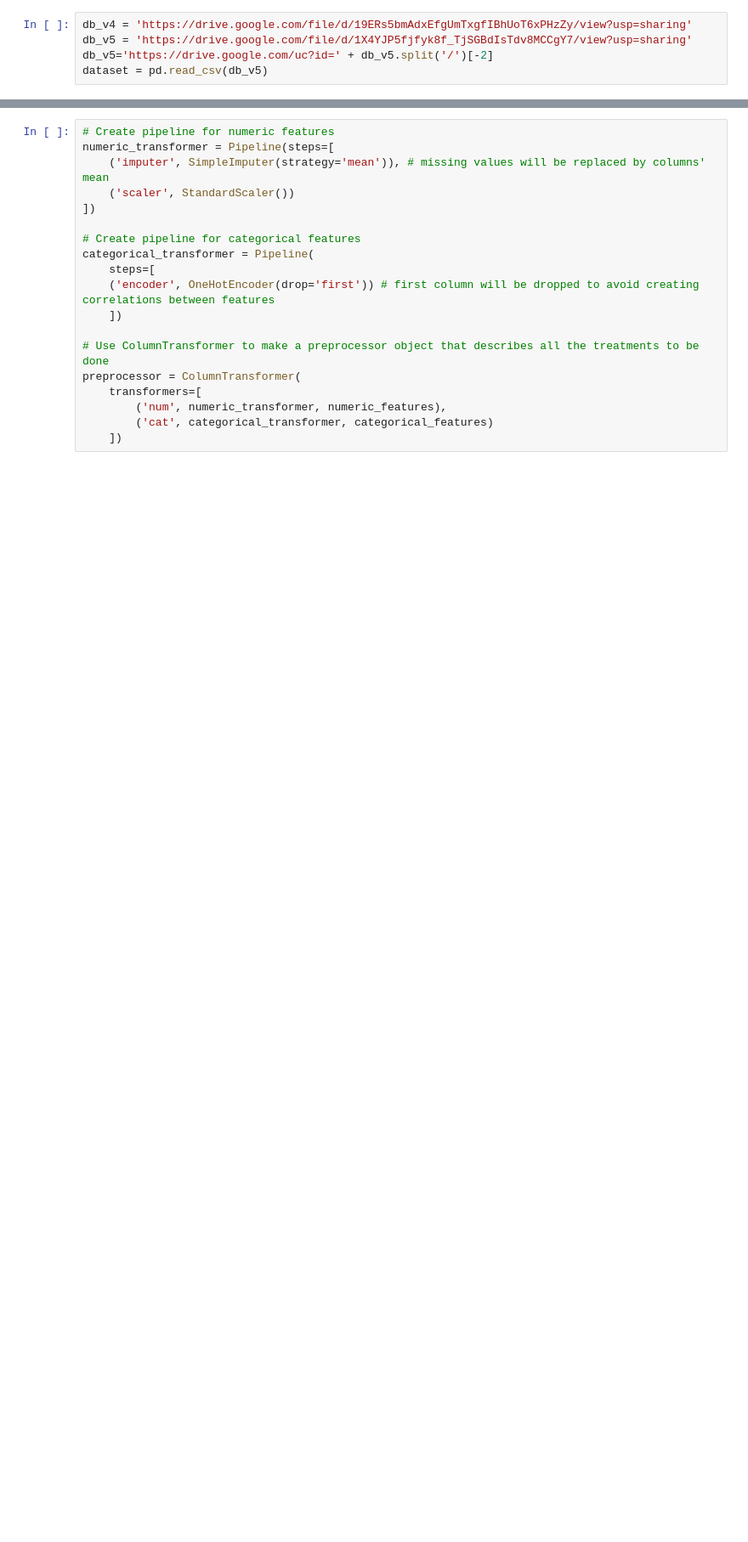
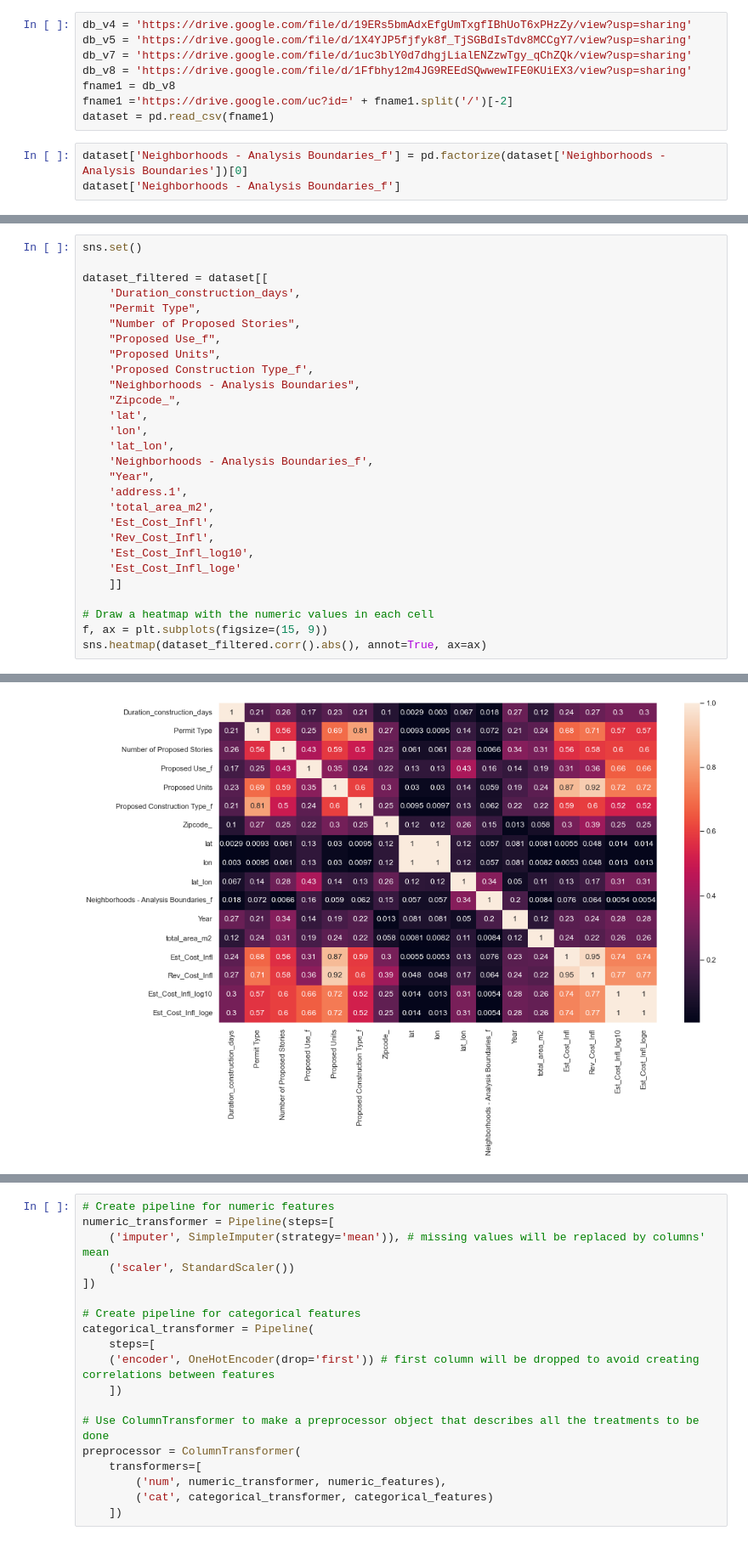
Before and after one commit to LHB-Group/Civil-Work-Bidding-And-Investment-Helper, a Jupyter notebook: NoteBooks/feature_selection.ipynb, the cells around one changed output, grey strips where cells are left out. Shown at 85% size. Drawn from its saved outputs; the diff is of its cells as text; blank space fills up the shorter version.

```diff
--- a/NoteBooks/feature_selection.ipynb
+++ b/NoteBooks/feature_selection.ipynb
@@ -27,5 +30,11 @@ warnings.filterwarnings('ignore')
 # %%
 db_v4 = 'https://drive.google.com/file/d/19ERs5bmAdxEfgUmTxgfIBhUoT6xPHzZy/view?usp=sharing'
 db_v5 = 'https://drive.google.com/file/d/1X4YJP5fjfyk8f_TjSGBdIsTdv8MCCgY7/view?usp=sharing'
-db_v5='https://drive.google.com/uc?id=' + db_v5.split('/')[-2]
-dataset = pd.read_csv(db_v5)
+db_v7 = 'https://drive.google.com/file/d/1uc3blY0d7dhgjLialENZzwTgy_qChZQk/view?usp=sharing'
+db_v8 = 'https://drive.google.com/file/d/1Ffbhy12m4JG9REEdSQwwewIFE0KUiEX3/view?usp=sharing'
+fname1 = db_v8
+fname1 ='https://drive.google.com/uc?id=' + fname1.split('/')[-2]
+dataset = pd.read_csv(fname1)
+# %%
+dataset['Neighborhoods - Analysis Boundaries_f'] = pd.factorize(dataset['Neighborhoods - Analysis Boundaries'])[0]
+dataset['Neighborhoods - Analysis Boundaries_f']
@@ -31,0 +101,29 @@ dataset = pd.read_csv(db_v5)
+# %%
+sns.set()
+
+dataset_filtered = dataset[[
+    'Duration_construction_days',
+    "Permit Type",
+    "Number of Proposed Stories",
+    "Proposed Use_f",
+    "Proposed Units",
+    'Proposed Construction Type_f',
+    "Neighborhoods - Analysis Boundaries",
+    "Zipcode_",
+    'lat',
+    'lon',
+    'lat_lon',
+    'Neighborhoods - Analysis Boundaries_f',
+    "Year",
+    'address.1',
+    'total_area_m2',
+    'Est_Cost_Infl',
+    'Rev_Cost_Infl',
+    'Est_Cost_Infl_log10',
+    'Est_Cost_Infl_loge'
+    ]]
+
+# Draw a heatmap with the numeric values in each cell
+f, ax = plt.subplots(figsize=(15, 9))
+sns.heatmap(dataset_filtered.corr().abs(), annot=True, ax=ax)
+# %% [output]
@@ -32,3 +131,4 @@ dataset = pd.read_csv(db_v5)
+[figure, added]
 # %%
 # dataset["Proposed Use"].value_counts()
 # We only keep 1 family dwelling, 2 family dwelling and appartments because it's represent 90% of the dataset and this improve prediction
```
Also changed, not shown: parts of 37 cells of this notebook, 4 other files.
